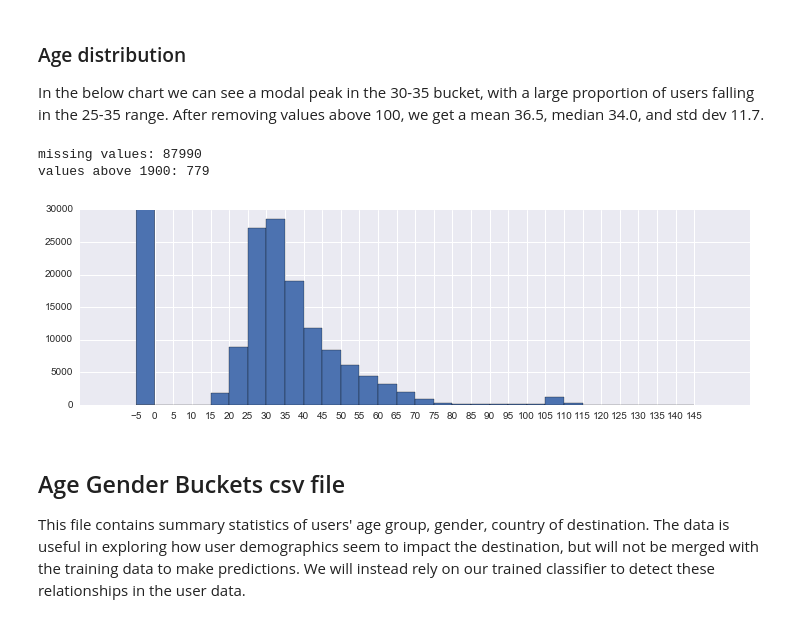
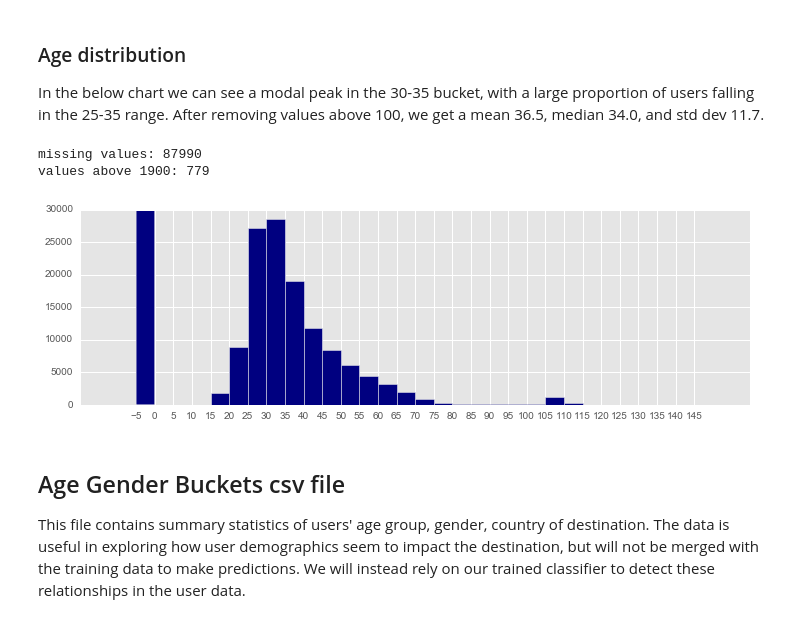
Before and after one commit to kcbighuge/p5-capstone, a Jupyter notebook: notebooks/p5-capstone-airbnb.ipynb, the cells around one changed output. Drawn from its saved outputs; the diff is of its cells as text; code cells hidden in the pictures.

```diff
--- a/notebooks/p5-capstone-airbnb.ipynb
+++ b/notebooks/p5-capstone-airbnb.ipynb
@@ -138,6 +143,8 @@ Many users have missing gender info, and there are more female users than male.
 # %%
 print users.fillna('MISSING').gender.value_counts()/users.shape[0] * 100
-users.fillna('MISSING').gender.value_counts().plot(kind='bar', rot=0)
+plt.style.use('ggplot')
+plt.figure(figsize=(4,2))
+users.fillna('MISSING').gender.value_counts().plot(kind='bar', rot=0, color='navy')
 plt.show()
 # %% [output]
 MISSING    44.829024
@@ -189,19 +196,19 @@ In the below chart we can see a modal peak in the 30-35 bucket, with a large pro
 # %%
 # look at distribution of ages, replacing nulls with -1
 age_vals = train['age'].fillna(-1).values
 
 print 'missing values:', sum(age_vals<0)
 print 'values above 1900:', sum(age_vals>1900)
 
-plt.hist(age_vals, bins=range(-5,150,5))
+plt.hist(age_vals, bins=range(-5,150,5), color='navy')
 plt.gcf().set_size_inches(12,3.5)
 plt.xticks(range(-5,150,5))
 plt.ylim(0,30000)
 plt.show()
 # %% [output]
 missing values: 87990
 values above 1900: 779
-[figure, old version]
+[figure, new version]
 # %% [markdown]
 Age Gender Buckets csv file
 --------------------------
```
Also changed, not shown: parts of 8 cells of this notebook.
